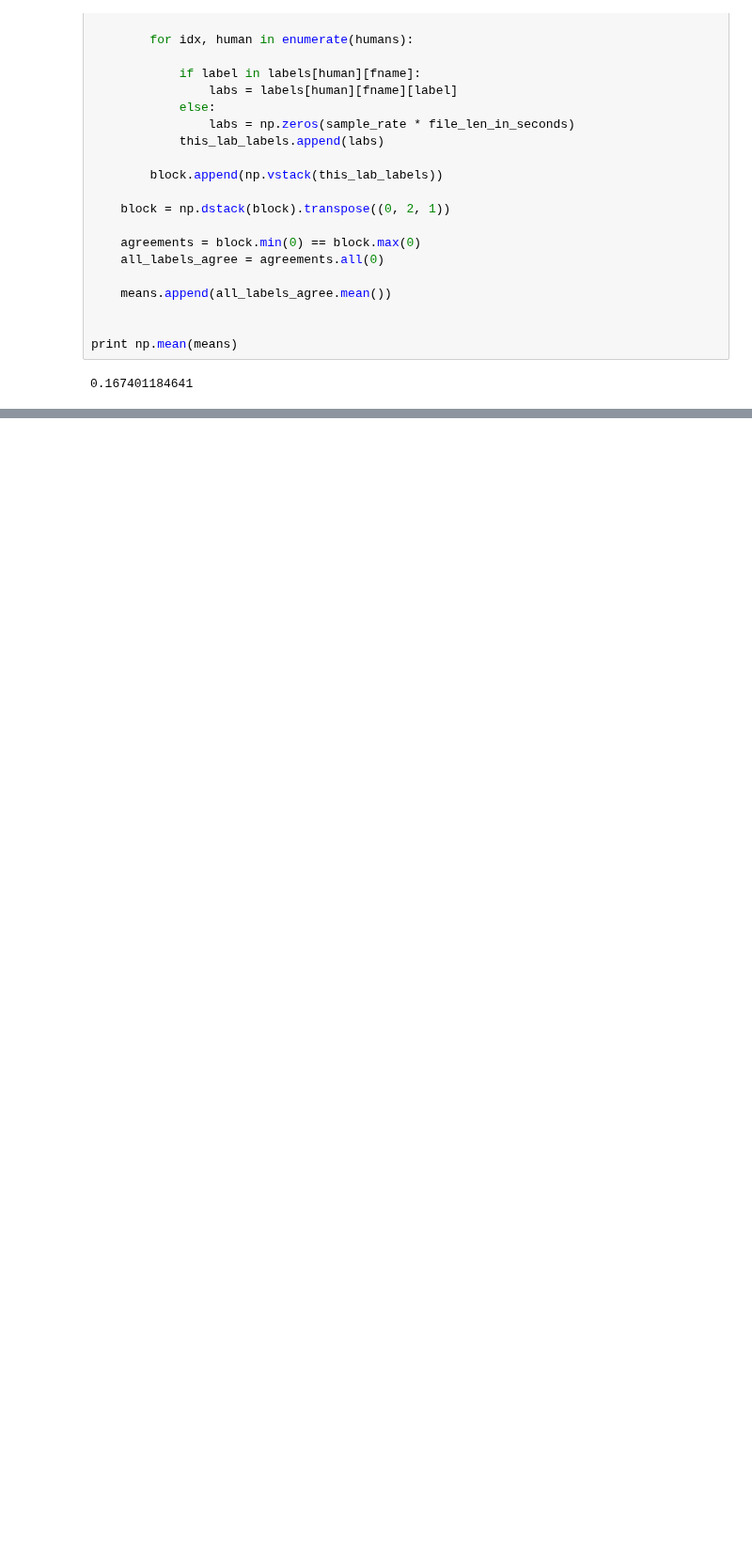
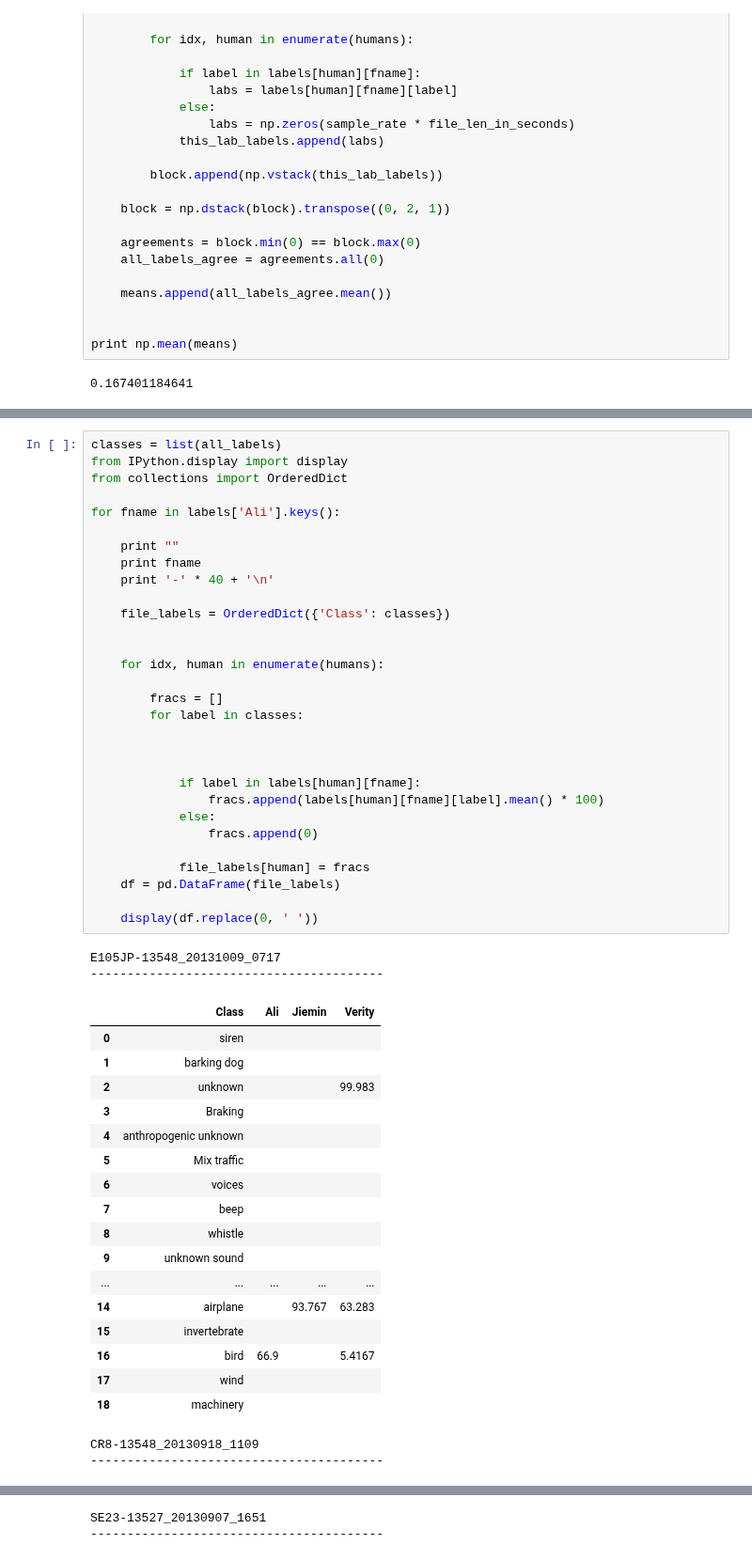
Before and after one commit to mdfirman/CityNet, a Jupyter notebook: notebooks/dataset_overviews/Check human error rate on annotations.ipynb, the cells around one changed output, grey strips where cells are left out. Shown at 94% size. Drawn from its saved outputs; the diff is of its cells as text; blank space fills up the shorter version.

Commit message:
Added label comparison for different labellers

```diff
--- a/notebooks/dataset_overviews/Check human error rate on annotations.ipynb
+++ b/notebooks/dataset_overviews/Check human error rate on annotations.ipynb
@@ -214,0 +217,52 @@ print np.mean(means)
+# %%
+classes = list(all_labels)
+from IPython.display import display
+from collections import OrderedDict
+
+for fname in labels['Ali'].keys():
+
+    print ""
+    print fname
+    print '-' * 40 + '\n'
+
+    file_labels = OrderedDict({'Class': classes})
+
+
+    for idx, human in enumerate(humans):
+
+        fracs = []
+        for label in classes:
+
+
+
+            if label in labels[human][fname]:
+                fracs.append(labels[human][fname][label].mean() * 100)
+            else:
+                fracs.append(0)
+
+            file_labels[human] = fracs
+    df = pd.DataFrame(file_labels)
+
+    display(df.replace(0, ' '))
+# %% [output]
+E105JP-13548_20131009_0717
+----------------------------------------
+|  | Class | Ali | Jiemin | Verity |
+| 0 | siren |  |  |  |
+| 1 | barking dog |  |  |  |
+| 2 | unknown |  |  | 99.983 |
+| 3 | Braking |  |  |  |
+| 4 | anthropogenic unknown |  |  |  |
+| 5 | Mix traffic |  |  |  |
+| 6 | voices |  |  |  |
+| 7 | beep |  |  |  |
+| 8 | whistle |  |  |  |
+| 9 | unknown sound |  |  |  |
+| ... | ... | ... | ... | ... |
+| 14 | airplane |  | 93.767 | 63.283 |
+| 15 | invertebrate |  |  |  |
+| 16 | bird | 66.9 |  | 5.4167 |
+| 17 | wind |  |  |  |
+| 18 | machinery |  |  |  |
+CR8-13548_20130918_1109
+----------------------------------------
@@ -214,0 +286,2 @@ print np.mean(means)
+SE23-13527_20130907_1651
+----------------------------------------
```
Also changed, not shown: parts of 2 cells of this notebook.
